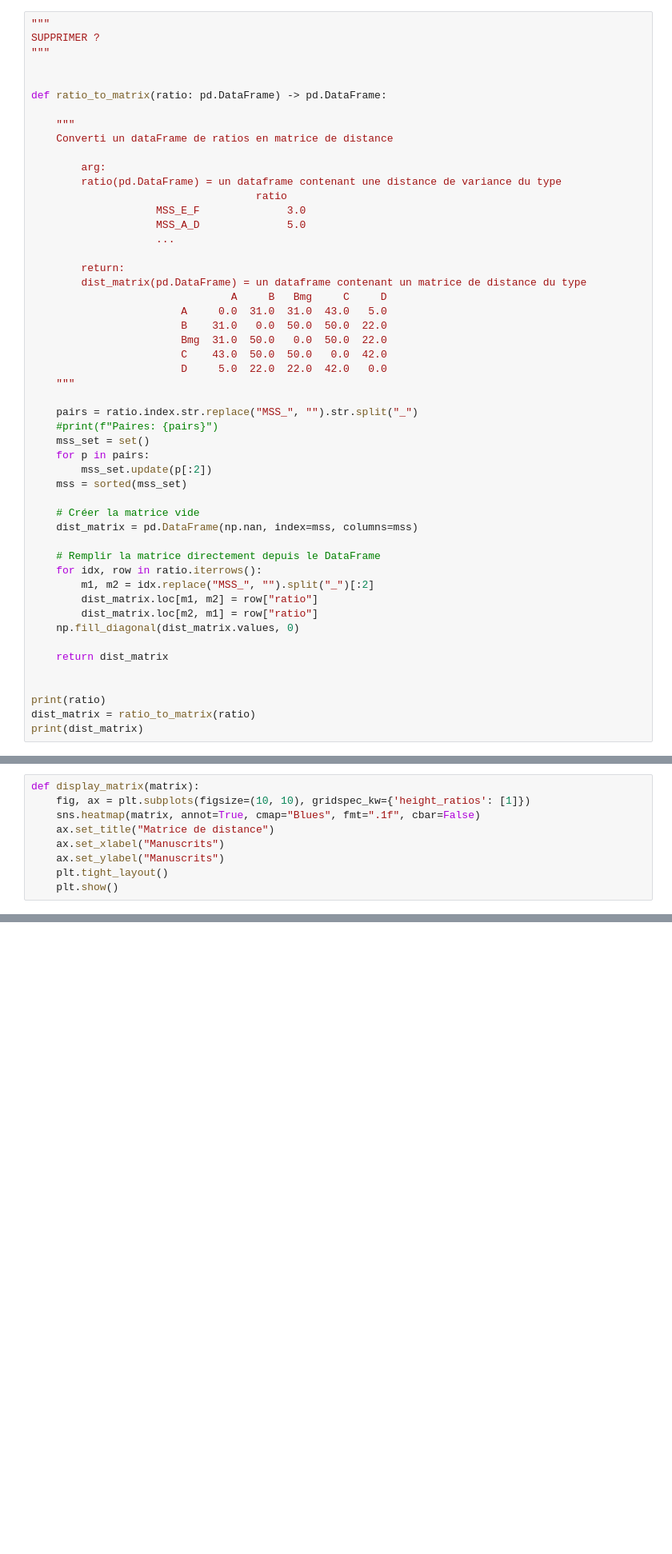
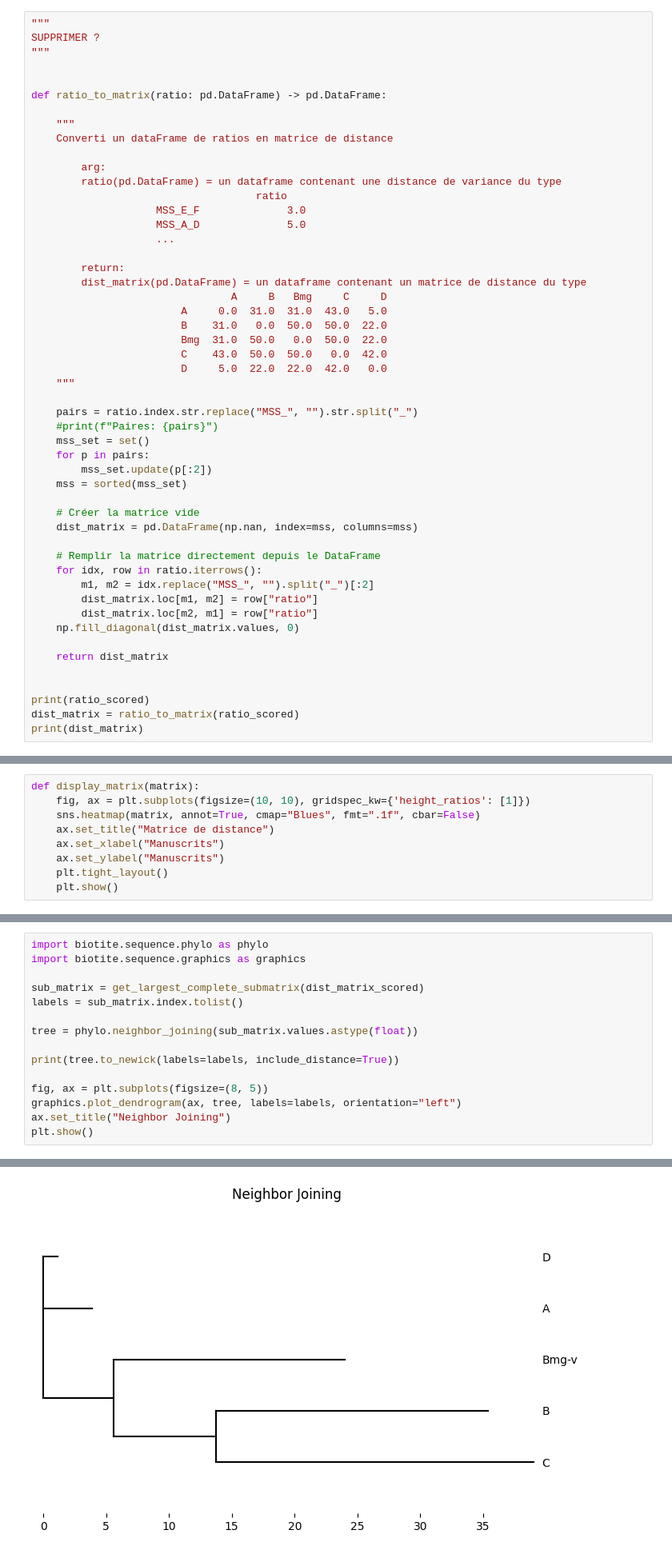
Before and after one commit to metz-theolab/Variant_Analysis_of_Ben_Sira_Hebrew_Manuscripts, a Jupyter notebook: Variant_Analysis.ipynb, the cells around one changed output, grey strips where cells are left out. Shown at 80% size. Cells and saved outputs as stored; diff of their text form; blank space fills up the shorter version.

```diff
--- a/Variant_Analysis.ipynb
+++ b/Variant_Analysis.ipynb
@@ -698,8 +698,8 @@ def ratio_to_matrix(ratio: pd.DataFrame) -> pd.DataFrame:
     return dist_matrix
 
 
-print(ratio)
-dist_matrix = ratio_to_matrix(ratio)
+print(ratio_scored)
+dist_matrix = ratio_to_matrix(ratio_scored)
 print(dist_matrix)
 # %% [output]
               ratio
@@ -847,0 +852,16 @@ D       5.0  41.0   22.0  42.0   0.0
+# %%
+import biotite.sequence.phylo as phylo
+import biotite.sequence.graphics as graphics
+
+sub_matrix = get_largest_complete_submatrix(dist_matrix_scored)
+labels = sub_matrix.index.tolist()
+
+tree = phylo.neighbor_joining(sub_matrix.values.astype(float))
+
+print(tree.to_newick(labels=labels, include_distance=True))
+
+fig, ax = plt.subplots(figsize=(8, 5))
+graphics.plot_dendrogram(ax, tree, labels=labels, orientation="left")
+ax.set_title("Neighbor Joining")
+plt.show()
+# %% [output]
@@ -847,0 +869 @@ D       5.0  41.0   22.0  42.0   0.0
+[figure, added]
```
Also changed, not shown: parts of 7 cells of this notebook.
